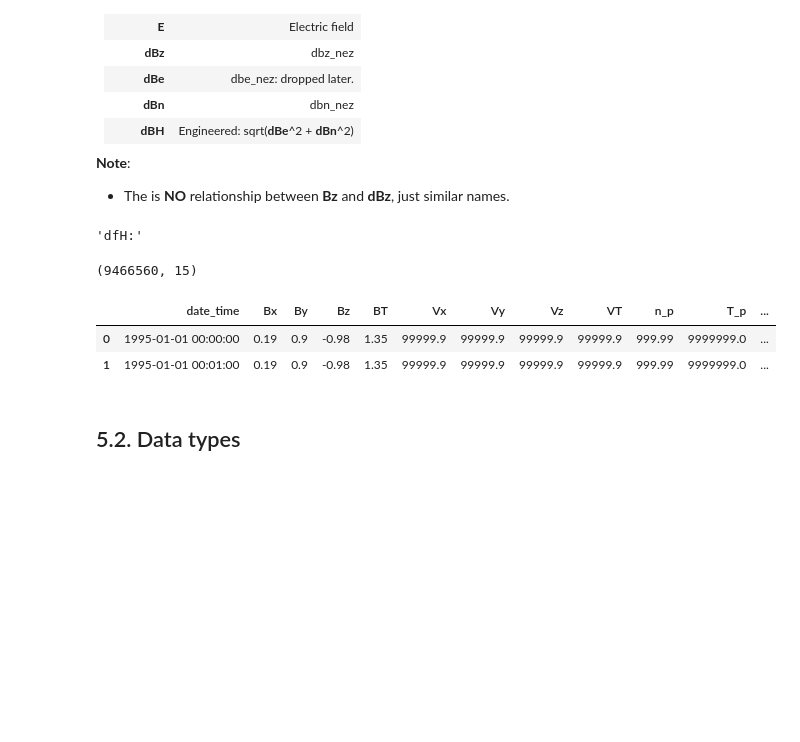
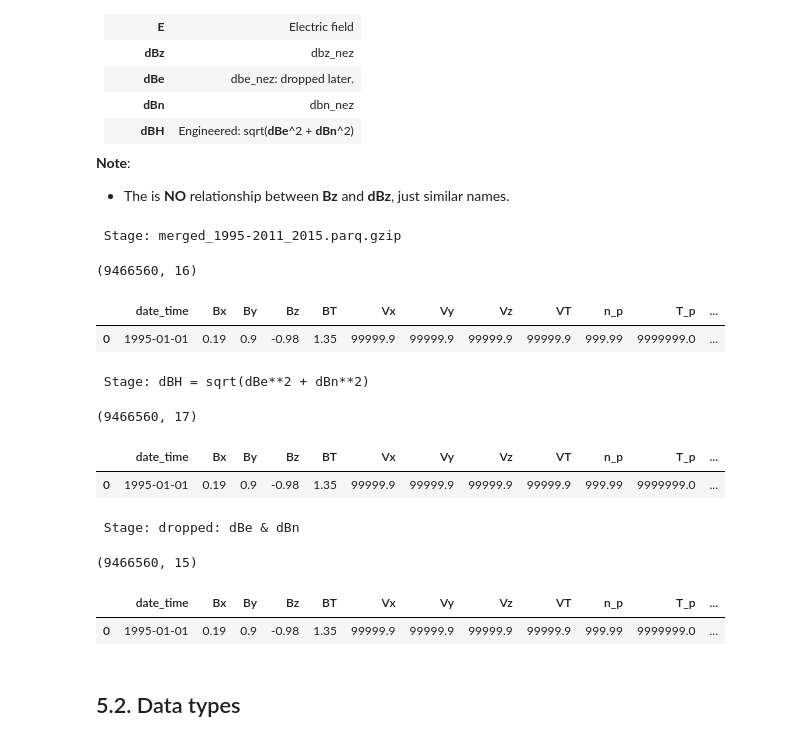
Before and after one commit to Alireza-Motazedian/GIC__Geomagnetic_Induced_Current, a Jupyter notebook: 2. Code/GIC Data Exploration.ipynb, the cells around one changed output. Drawn from its saved outputs; the diff is of its cells as text; code cells hidden in the pictures; blank space fills up the shorter version.

```diff
--- a/2. Code/GIC Data Exploration.ipynb
+++ b/2. Code/GIC Data Exploration.ipynb
@@ -18,6 +18,24 @@ except:
 path1 = "/content/drive/MyDrive/5. Research/1. Summer Project/GIC/3. Data" ; print(os.listdir(path1), "\n")
 # %% [output]
 ['solar_wind_1995-2022.parq.gzip', 'SuperMAG_1978-2021.parq.gzip', 'README_SuperMAG_Year-by-year.txt', 'SuperMAG_1995.csv', 'merged_1995-2011_2015.parq.gzip']
+# %%
+def print_details(dff, message1="", stage1=True):
+    """
+    Description:
+        To print a message as well as the shape and the first row of a dataframe. Finally pass the dataframe.
+    Parameters:
+        dff (dataframe)
+        message1 (str)
+        stage1 (boolean) [optional]
+    Returns:
+        dff (dataframe)
+    """
+    if stage1:
+        print( "\n Stage: {}".format(message1) )
+    else:
+        print( "\n Final: {}".format(message1) )
+    display( dff.shape, dff.head(1) )
+    return( dff )
 # %% [markdown]
 
 # 2.&nbsp;Data acquisition method
@@ -709,17 +727,27 @@ df_merged = pd.read_parquet(os.path.join(path1, filename_merged)) ; display("df_
 # %%
 filename1 = "merged_1995-2011_2015.parq.gzip"
 
 dfH = (
     pd.read_parquet(os.path.join(path1, filename1))
-    .assign(dBH = np.sqrt(dfH.dBe ** 2 + dfH.dBn ** 2))
+    .pipe(print_details, "merged_1995-2011_2015.parq.gzip")
+    .assign(dBH = lambda df: np.sqrt(df.dBe ** 2 + df.dBn ** 2) )
+    .pipe(print_details, "dBH = sqrt(dBe**2 + dBn**2)")
     .drop(columns=["dBe", "dBn"])
-) ; display("dfH:", dfH.shape, dfH.head(2)) ; print()
+    .pipe(print_details, "dropped: dBe & dBn")
+)
 # %% [output]
-'dfH:'
+ Stage: merged_1995-2011_2015.parq.gzip
-(9466560, 15)
+(9466560, 16)
 |  | date_time | Bx | By | Bz | BT | Vx | Vy | Vz | VT | n_p | T_p | ... |
-| 0 | 1995-01-01 00:00:00 | 0.19 | 0.9 | -0.98 | 1.35 | 99999.9 | 99999.9 | 99999.9 | 99999.9 | 999.99 | 9999999.0 | ... |
-| 1 | 1995-01-01 00:01:00 | 0.19 | 0.9 | -0.98 | 1.35 | 99999.9 | 99999.9 | 99999.9 | 99999.9 | 999.99 | 9999999.0 | ... |
+| 0 | 1995-01-01 | 0.19 | 0.9 | -0.98 | 1.35 | 99999.9 | 99999.9 | 99999.9 | 99999.9 | 999.99 | 9999999.0 | ... |
+ Stage: dBH = sqrt(dBe**2 + dBn**2)
+(9466560, 17)
+|  | date_time | Bx | By | Bz | BT | Vx | Vy | Vz | VT | n_p | T_p | ... |
+| 0 | 1995-01-01 | 0.19 | 0.9 | -0.98 | 1.35 | 99999.9 | 99999.9 | 99999.9 | 99999.9 | 999.99 | 9999999.0 | ... |
+ Stage: dropped: dBe & dBn
+(9466560, 15)
+|  | date_time | Bx | By | Bz | BT | Vx | Vy | Vz | VT | n_p | T_p | ... |
+| 0 | 1995-01-01 | 0.19 | 0.9 | -0.98 | 1.35 | 99999.9 | 99999.9 | 99999.9 | 99999.9 | 999.99 | 9999999.0 | ... |
 # %% [markdown]
 ## 5.2. Data types
 # %%
```
Also changed, not shown: parts of 1 cell of this notebook, 3 other files.
